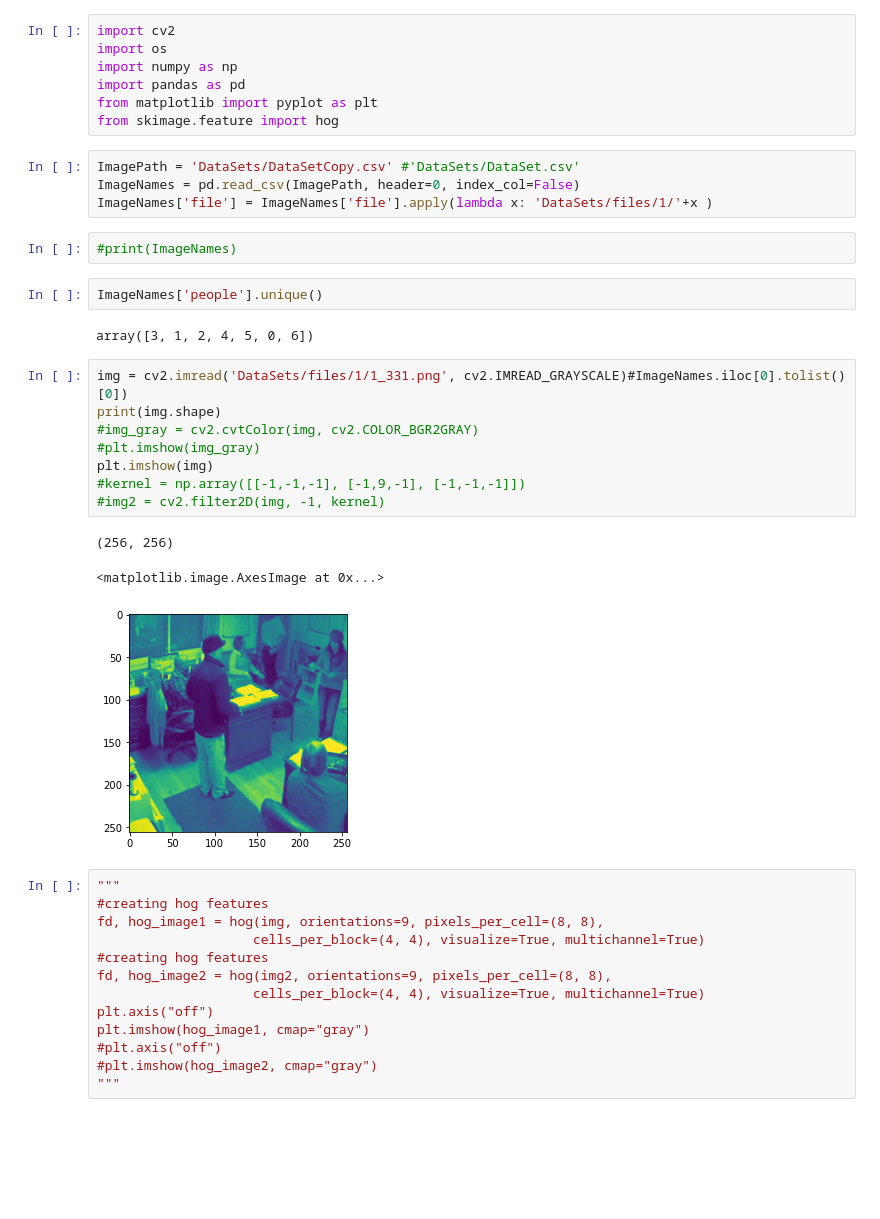
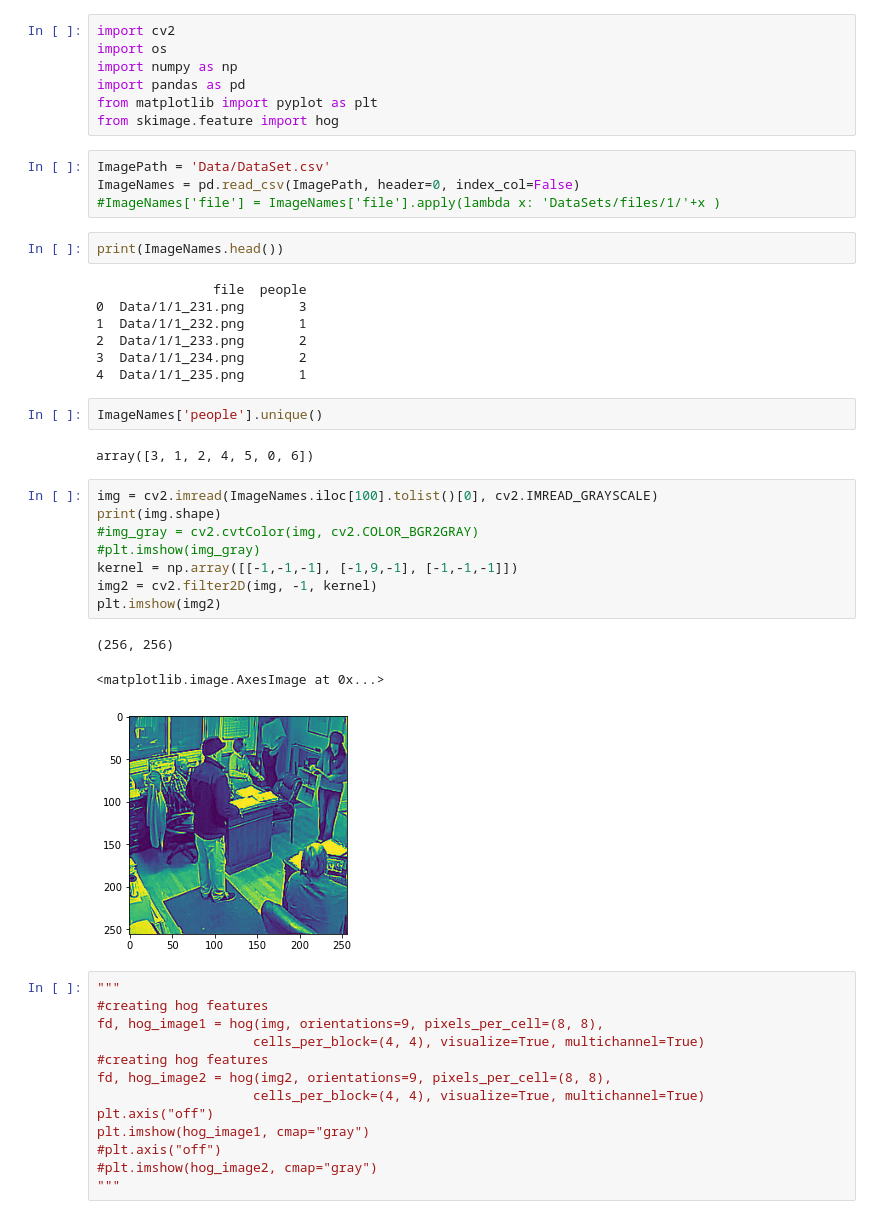
Before and after one commit to divyakumar95/HumanCount, a Jupyter notebook: MachineLearning-CA01.ipynb, the cells around one changed output. Saved outputs shown, nothing was run; the diff lists cells and outputs as text; blank space fills up the shorter version.

```diff
--- a/MachineLearning-CA01.ipynb
+++ b/MachineLearning-CA01.ipynb
@@ -6,27 +6,34 @@ import pandas as pd
 from matplotlib import pyplot as plt
 from skimage.feature import hog
 # %%
-ImagePath = 'DataSets/DataSetCopy.csv' #'DataSets/DataSet.csv'
+ImagePath = 'Data/DataSet.csv'
 ImageNames = pd.read_csv(ImagePath, header=0, index_col=False)
-ImageNames['file'] = ImageNames['file'].apply(lambda x: 'DataSets/files/1/'+x )
+#ImageNames['file'] = ImageNames['file'].apply(lambda x: 'DataSets/files/1/'+x )
-# %%
-#print(ImageNames)
+# %%
+print(ImageNames.head())
+# %% [output]
+               file  people
+0  Data/1/1_231.png       3
+1  Data/1/1_232.png       1
+2  Data/1/1_233.png       2
+3  Data/1/1_234.png       2
+4  Data/1/1_235.png       1
 # %%
 ImageNames['people'].unique()
 # %% [output]
 array([3, 1, 2, 4, 5, 0, 6])
 # %%
-img = cv2.imread('DataSets/files/1/1_331.png', cv2.IMREAD_GRAYSCALE)#ImageNames.iloc[0].tolist()[0])
+img = cv2.imread(ImageNames.iloc[100].tolist()[0], cv2.IMREAD_GRAYSCALE)
 print(img.shape)
 #img_gray = cv2.cvtColor(img, cv2.COLOR_BGR2GRAY)
 #plt.imshow(img_gray)
-plt.imshow(img)
-#kernel = np.array([[-1,-1,-1], [-1,9,-1], [-1,-1,-1]])
-#img2 = cv2.filter2D(img, -1, kernel)
+kernel = np.array([[-1,-1,-1], [-1,9,-1], [-1,-1,-1]])
+img2 = cv2.filter2D(img, -1, kernel)
+plt.imshow(img2)
 # %% [output]
 (256, 256)
 <matplotlib.image.AxesImage at 0x...>
-[figure, old version]
+[figure, new version]
 # %%
 """
 #creating hog features
```
Also changed, not shown: parts of 15 cells of this notebook.
